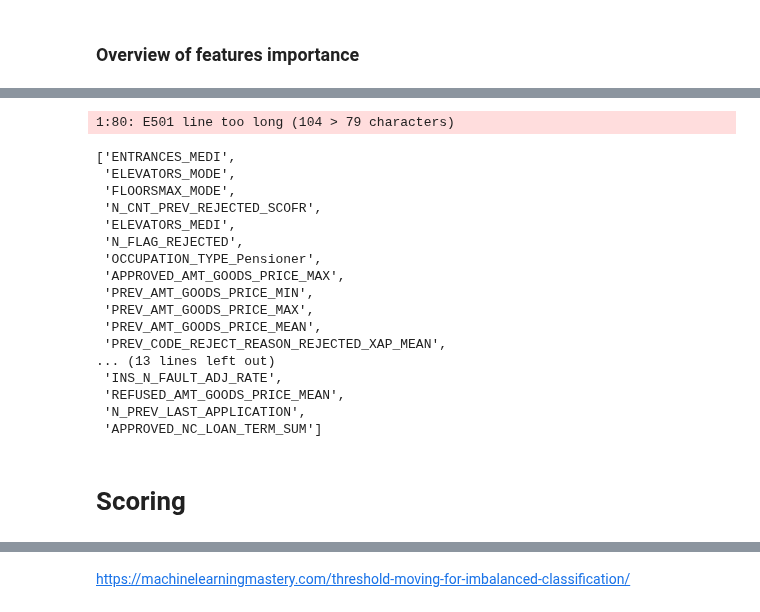
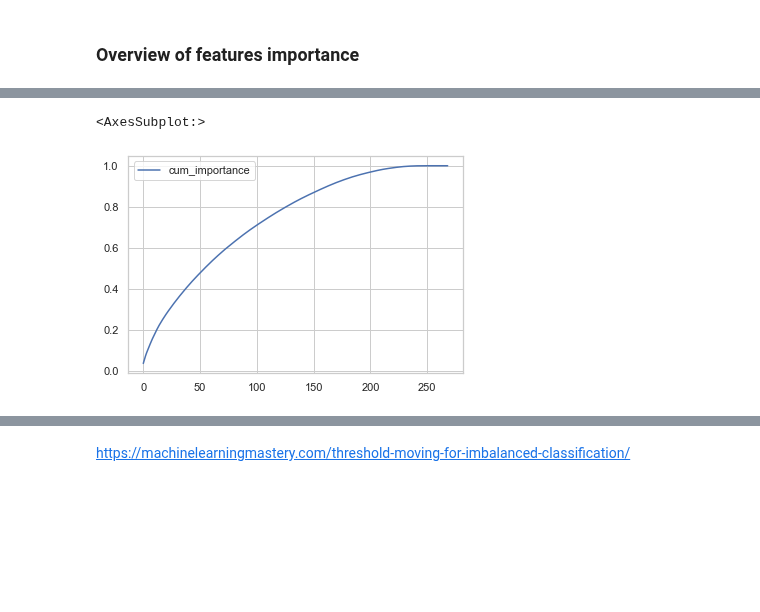
Before and after one commit to EtienneLardeur/P7_Scoring, a Jupyter notebook: P7_Model.ipynb, the cells around one changed output, grey strips where cells are left out. Cells and saved outputs as stored; diff of their text form; code cells hidden in the pictures; blank space fills up the shorter version.

```diff
--- a/P7_Model.ipynb
+++ b/P7_Model.ipynb
@@ -1014,24 +1017,9 @@ feature_importances_sorted = plot_feature_importances(feature_importances)
+# %%
+feature_importances_sorted['cum_importance'] = feature_importances_sorted['importance_normalized'].cumsum()
+# %%
+feature_importances_sorted.plot(y=['cum_importance'], grid=True)
+# %% [output]
+<AxesSubplot:>
+[figure, added]
 # %%
-unimportant_features = feature_importances_sorted[feature_importances_sorted['importance'] < 13].feature
+most_important_features = feature_importances_sorted[feature_importances_sorted['importance'] > 99].feature.tolist()
-# %% [output]
-1:80: E501 line too long (104 > 79 characters)
-# %%
-unimportant_features.tolist()
-# %% [output]
-['ENTRANCES_MEDI',
- 'ELEVATORS_MODE',
- 'FLOORSMAX_MODE',
- 'N_CNT_PREV_REJECTED_SCOFR',
- 'ELEVATORS_MEDI',
- 'N_FLAG_REJECTED',
- 'OCCUPATION_TYPE_Pensioner',
- 'APPROVED_AMT_GOODS_PRICE_MAX',
- 'PREV_AMT_GOODS_PRICE_MIN',
- 'PREV_AMT_GOODS_PRICE_MAX',
- 'PREV_AMT_GOODS_PRICE_MEAN',
- 'PREV_CODE_REJECT_REASON_REJECTED_XAP_MEAN',
-... (13 lines left out)
- 'INS_N_FAULT_ADJ_RATE',
- 'REFUSED_AMT_GOODS_PRICE_MEAN',
- 'N_PREV_LAST_APPLICATION',
- 'APPROVED_NC_LOAN_TERM_SUM']
@@ -1040,2 +1025,0 @@ features = X_train.columns
-# %% [markdown]
-# Scoring
```
Also changed, not shown: parts of 180 cells of this notebook, 2 other files.
